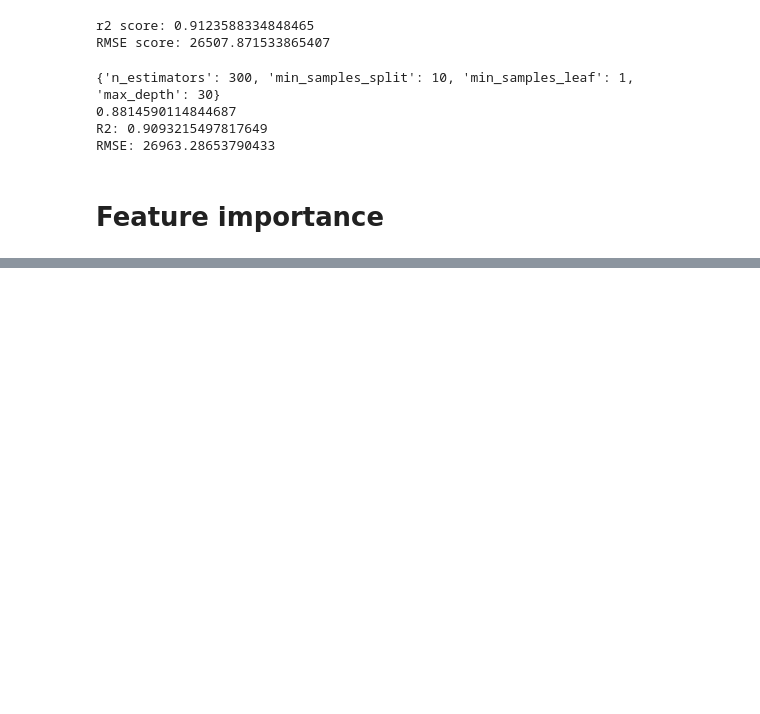
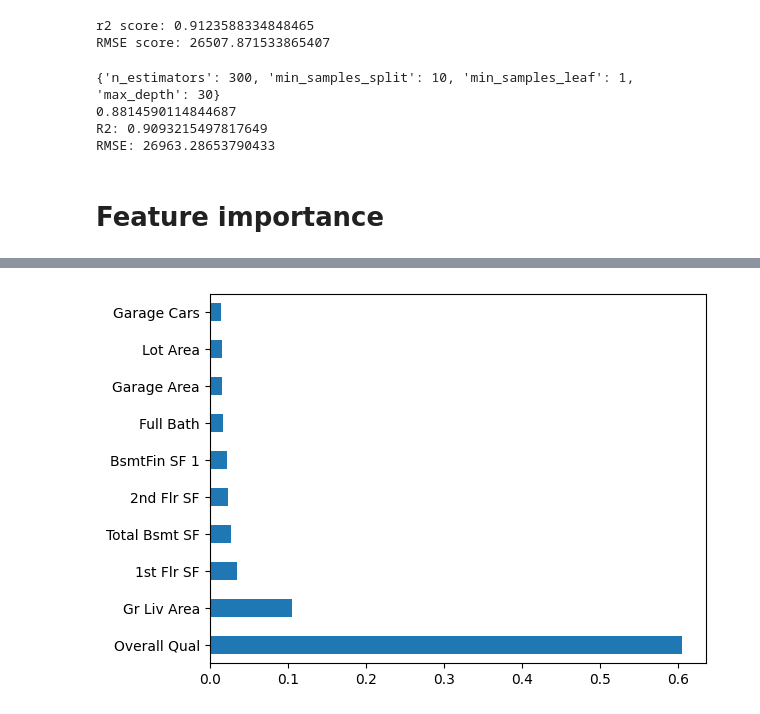
Before and after one commit to kuroko941/ml-learning-journey, a Jupyter notebook: Scikit-Learn/AmnesHousing.ipynb, the cells around one changed output, grey strips where cells are left out. Drawn from its saved outputs; the diff is of its cells as text; code cells hidden in the pictures; blank space fills up the shorter version.

```diff
--- a/Scikit-Learn/AmnesHousing.ipynb
+++ b/Scikit-Learn/AmnesHousing.ipynb
@@ -308,3 +308,10 @@ R2: 0.9093215497817649
 RMSE: 26963.28653790433
 # %% [markdown]
 # Feature importance
+# %%
+importance = pd.Series(
+    model.feature_importances_,
+    index=X_train.columns
+)
+
+importance.sort_values(ascending=False).head()
@@ -310,0 +326,6 @@ RMSE: 26963.28653790433
+# %%
+import matplotlib.pyplot as plt
+importance.sort_values(ascending=False).head(10).plot(kind='barh')
+plt.show()
+# %% [output]
+[figure, added]
```
Also changed, not shown: parts of 1 cell of this notebook.
